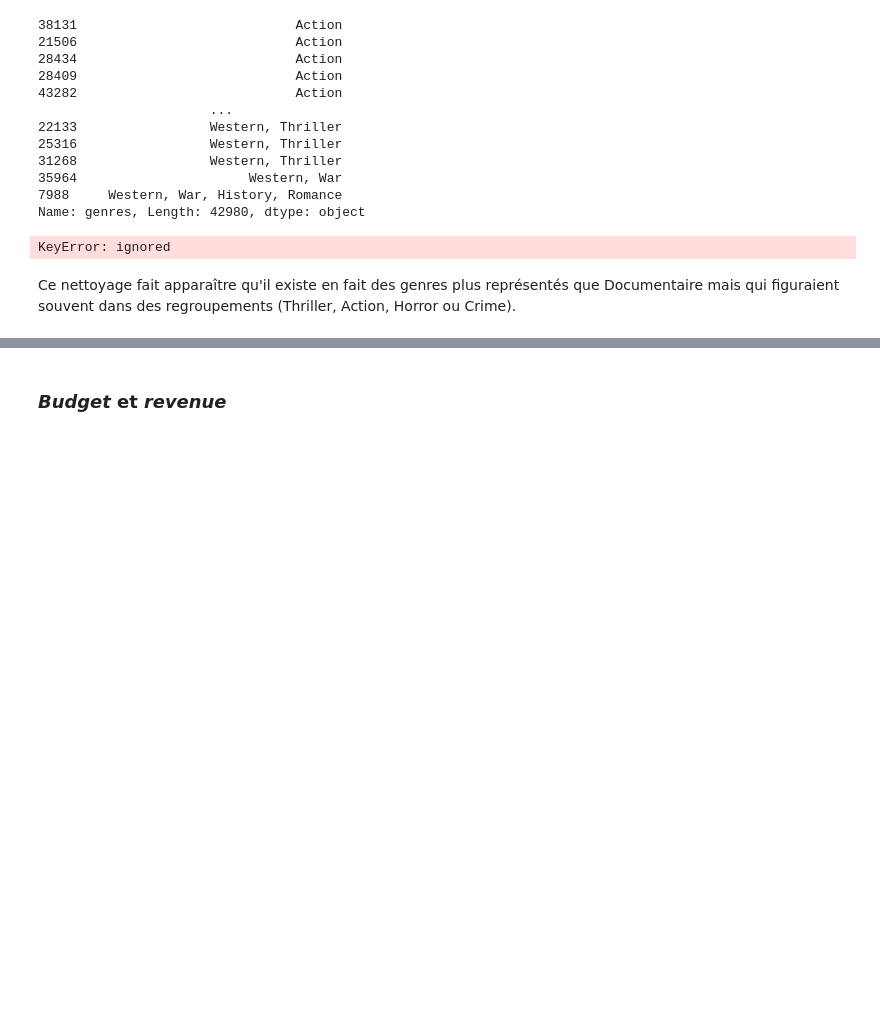
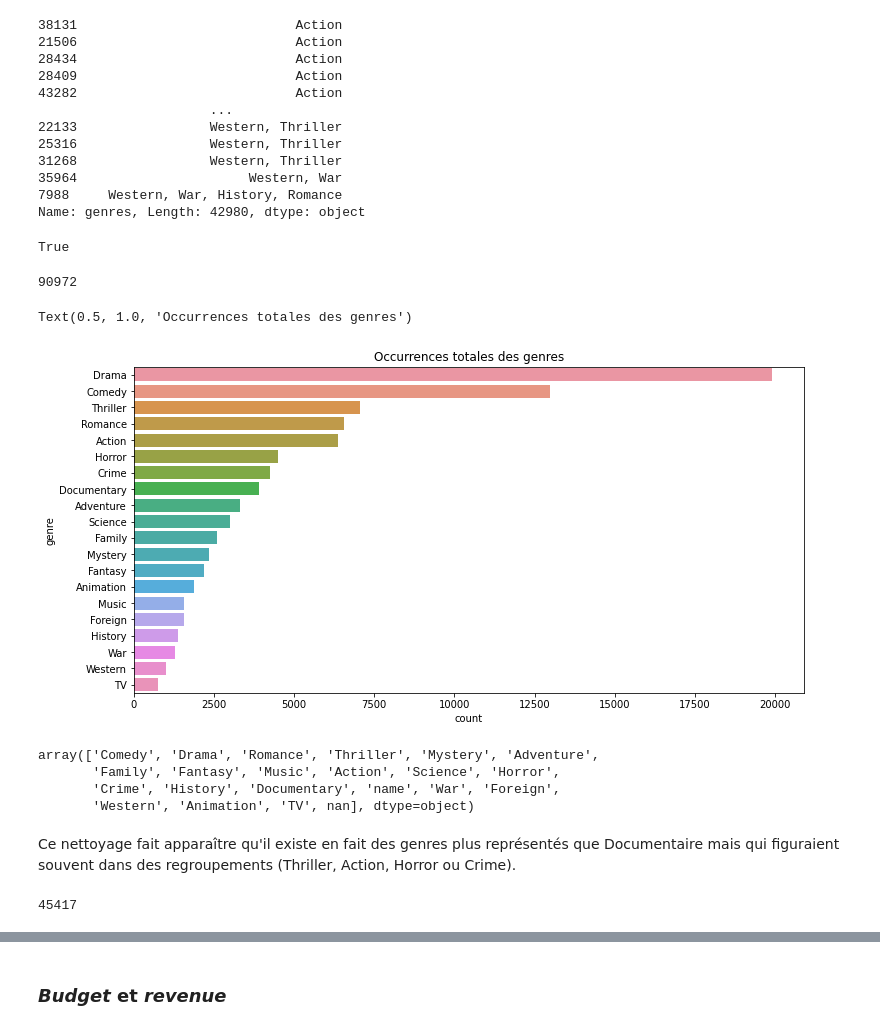
Before and after one commit to marie-ganon/Projet-Python-S1, a Jupyter notebook: Scraping_nettoyage.ipynb, the cells around one changed output, grey strips where cells are left out. Drawn from its saved outputs; the diff is of its cells as text; code cells hidden in the pictures; blank space fills up the shorter version.

```diff
--- a/Scraping_nettoyage.ipynb
+++ b/Scraping_nettoyage.ipynb
@@ -635,9 +626,9 @@ df.genres[df.genres == '[]'].sort_values()
 # %% [output]
 Series([], Name: genres, dtype: object)
 # %%
-df = df[df.genres != '[]']
-df = df[df.genres != '']
-df.genres[df.genres.notnull()].sort_values()
+#df = df[df.genres != '[]']
+#df = df[df.genres != '']
+#df.genres[df.genres.notnull()].sort_values()
 # %% [output]
 38131                            Action
 21506                            Action
@@ -659,22 +650,45 @@ df.genres = df.genres.str.replace('10751','')
 df.genres = df.genres.str.replace('9648','')
 df.genres = df.genres.str.replace('12','')
 df.genres = df.genres.str.replace('27','')
+df.genres = df.genres.replace('', np.NaN)
+df.genres = df.genres.replace('name', np.NaN)
+# %%
+str(df.genres[i]) == 'nan'
+# %% [output]
+True
 # %%
 l = []
 for i in trange(len(df)):
-    genre = df.genres.loc[i].split()
+  if str(df.genres[i]) == 'nan':
+    pass
+  else :
+    genre = df.genres[i].split()
     for i in genre :
         l.append(i)
 print(len(l))
 df_genre = pd.DataFrame(l, columns=['genre'])
 df_genre.genre = df_genre.genre.str.replace(r',', '')
+df_genre.genre = df_genre.genre.replace('name', np.NaN)
 df_genre.genre = df_genre[df_genre.genre != '']
 fig, ax = plt.subplots(figsize=(12,6))
 sns.countplot(y = df_genre.genre, order = df_genre['genre'].value_counts().index)
 plt.title('Occurrences totales des genres')
 # %% [output]
-KeyError: ignored
+90972
+Text(0.5, 1.0, 'Occurrences totales des genres')
+[figure, added]
+# %%
+df_genre.genre.unique()
+# %% [output]
+array(['Comedy', 'Drama', 'Romance', 'Thriller', 'Mystery', 'Adventure',
+       'Family', 'Fantasy', 'Music', 'Action', 'Science', 'Horror',
+       'Crime', 'History', 'Documentary', 'name', 'War', 'Foreign',
+       'Western', 'Animation', 'TV', nan], dtype=object)
 # %% [markdown]
 Ce nettoyage fait apparaître qu'il existe en fait des genres plus représentés que Documentaire mais qui figuraient souvent dans des regroupements (Thriller, Action, Horror ou Crime).
+# %%
+len(df)
+# %% [output]
+45417
 # %%
 len(df.genres[df.genres == ''])
```
Also changed, not shown: parts of 30 cells of this notebook.
